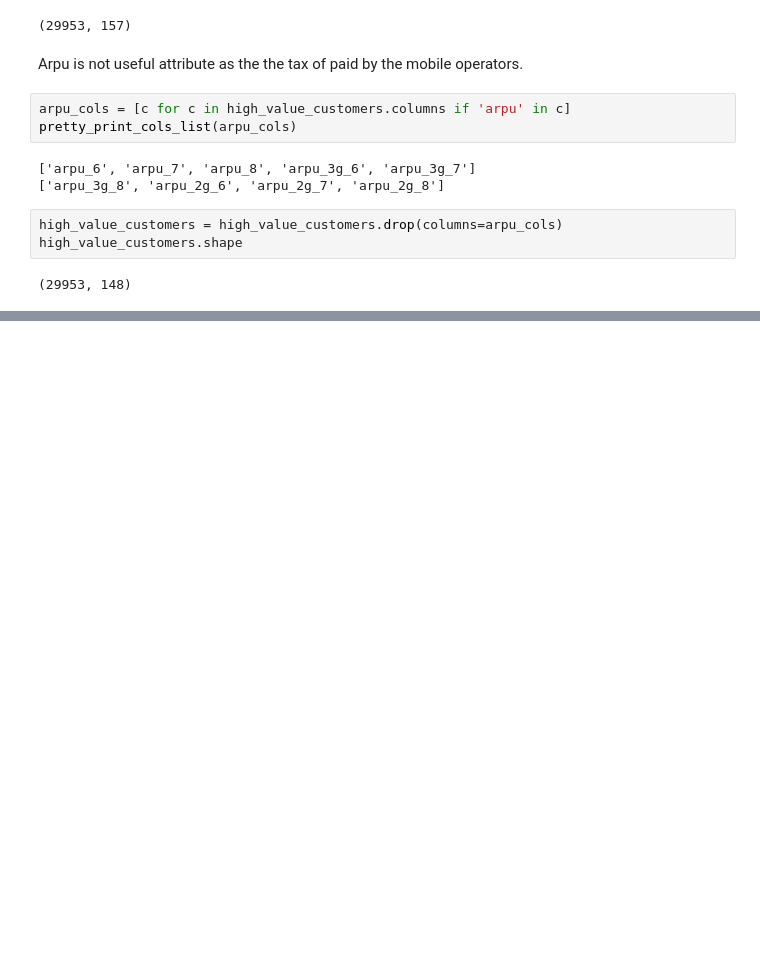
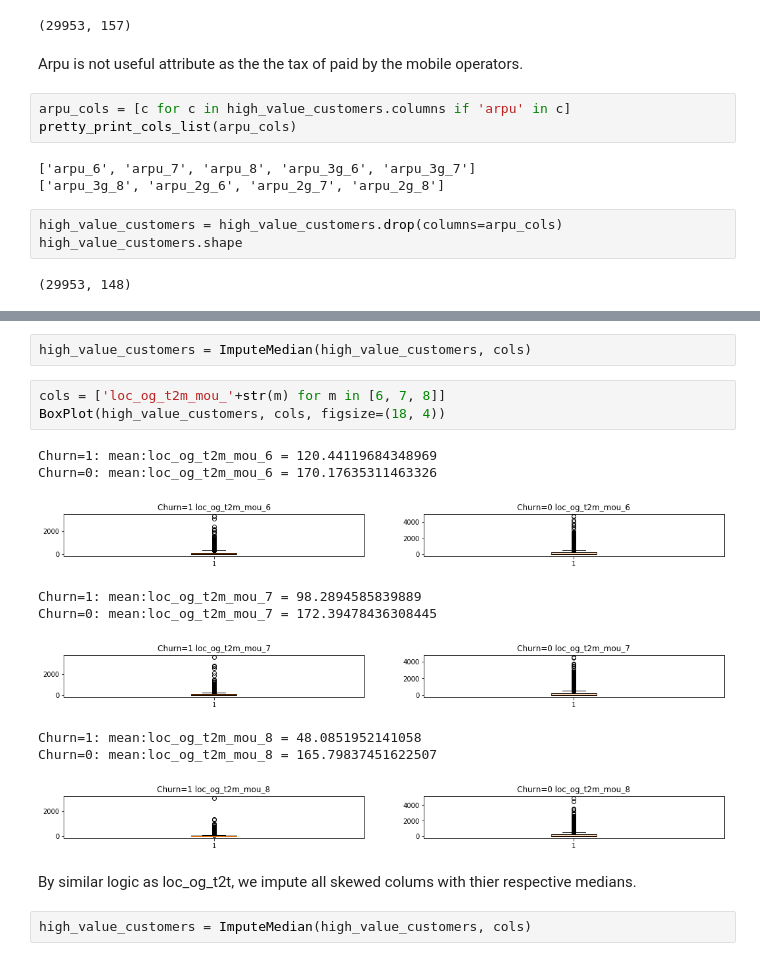
Before and after one commit to Shakeebbk/telecom-churn-case-study, a Jupyter notebook: MergedSolution.ipynb, the cells around one changed output, grey strips where cells are left out. Drawn from its saved outputs; the diff is of its cells as text; blank space fills up the shorter version.

```diff
--- a/MergedSolution.ipynb
+++ b/MergedSolution.ipynb
@@ -266,0 +452,19 @@ high_value_customers.shape
+# %%
+high_value_customers = ImputeMedian(high_value_customers, cols)
+# %%
+cols = ['loc_og_t2m_mou_'+str(m) for m in [6, 7, 8]]
+BoxPlot(high_value_customers, cols, figsize=(18, 4))
+# %% [output]
+Churn=1: mean:loc_og_t2m_mou_6 = 120.44119684348969
+Churn=0: mean:loc_og_t2m_mou_6 = 170.17635311463326
+[figure, added]
+Churn=1: mean:loc_og_t2m_mou_7 = 98.2894585839889
+Churn=0: mean:loc_og_t2m_mou_7 = 172.39478436308445
+[figure, added]
+Churn=1: mean:loc_og_t2m_mou_8 = 48.0851952141058
+Churn=0: mean:loc_og_t2m_mou_8 = 165.79837451622507
+[figure, added]
+# %% [markdown]
+By similar logic as loc_og_t2t, we impute all skewed colums with thier respective medians.
+# %%
+high_value_customers = ImputeMedian(high_value_customers, cols)
```
Also changed, not shown: parts of 62 cells of this notebook.
